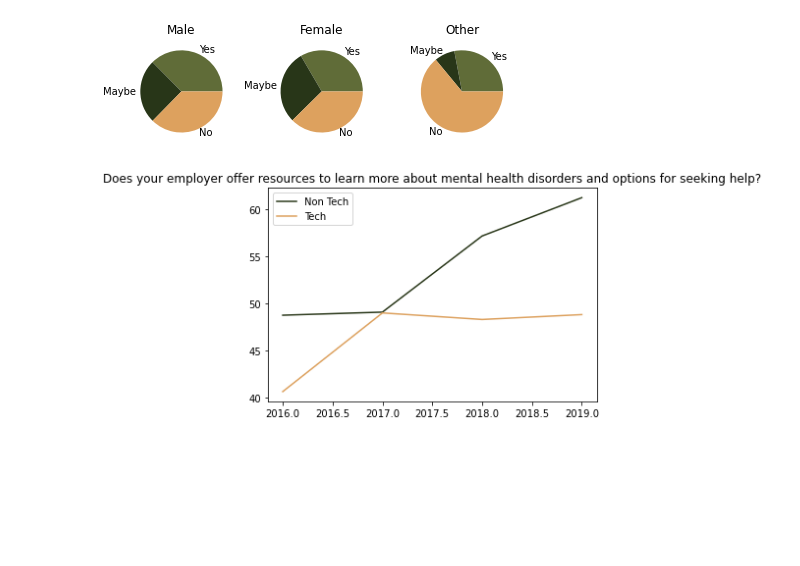
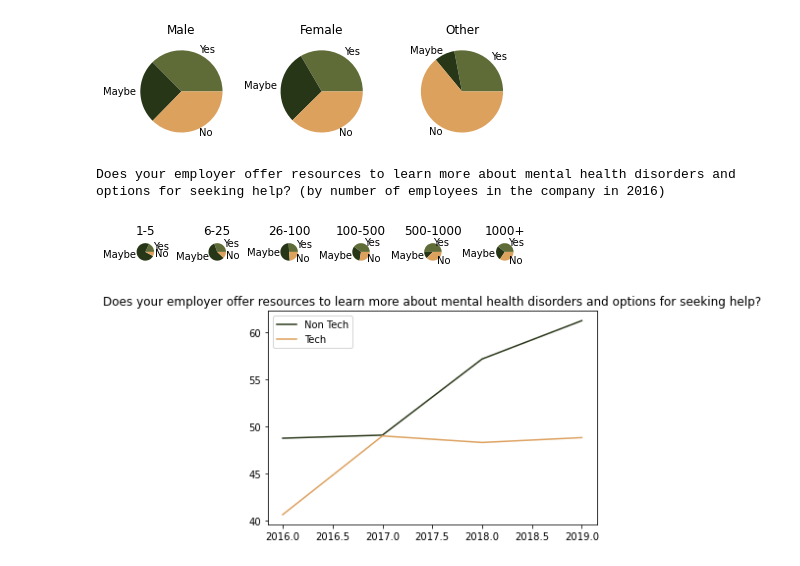
Before and after one commit to mich-matocha/data-therapy, a Jupyter notebook: Final.ipynb, the cells around one changed output. Saved outputs shown, nothing was run; the diff lists cells and outputs as text; code cells hidden in the pictures; blank space fills up the shorter version.

```diff
--- a/Final.ipynb
+++ b/Final.ipynb
@@ -801,6 +763,34 @@ plt.tight_layout()
 # %% [output]
 Does your employer offer resources to learn more about mental health disorders and options for seeking help?
 [figure]
+# %%
+pie_16_16 = pie_by_size(data_16_t,'16')
+
+answers = ['Yes','Maybe','No']
+plt.title('Does your employer offer resources to learn more about mental health disorders and options for seeking help?')
+print('Does your employer offer resources to learn more about mental health disorders and options for seeking help? (by number of employees in the company in 2016)')
+plt.subplot(1,6,1)
+plt.pie(pie_16_16[0],labels=answers, colors=['#606c38', '#283618', '#dda15e', '#bc6c25'])
+plt.title('1-5')
+plt.subplot(1,6,2)
+plt.pie(pie_16_16[1],labels=answers, colors=['#606c38', '#283618', '#dda15e', '#bc6c25'])
+plt.title('6-25')
+plt.subplot(1,6,3)
+plt.pie(pie_16_16[2],labels=answers, colors=['#606c38', '#283618', '#dda15e', '#bc6c25'])
+plt.title('26-100')
+plt.subplot(1,6,4)
+plt.pie(pie_16_16[3],labels=answers, colors=['#606c38', '#283618', '#dda15e', '#bc6c25'])
+plt.title('100-500')
+plt.subplot(1,6,5)
+plt.pie(pie_16_16[4],labels=answers, colors=['#606c38', '#283618', '#dda15e', '#bc6c25'])
+plt.title('500-1000')
+plt.subplot(1,6,6)
+plt.pie(pie_16_16[5],labels=answers, colors=['#606c38', '#283618', '#dda15e', '#bc6c25'])
+plt.title('1000+')
+plt.tight_layout()
+# %% [output]
+Does your employer offer resources to learn more about mental health disorders and options for seeking help? (by number of employees in the company in 2016)
+[figure, added]
 # %%
 plt.plot(years,q_16_list_nontech, color='#283618',label="Non Tech")
 plt.plot(years,q_16_list_tech, color='#dda15e',label="Tech")
```
Also changed, not shown: parts of 2 cells of this notebook.
